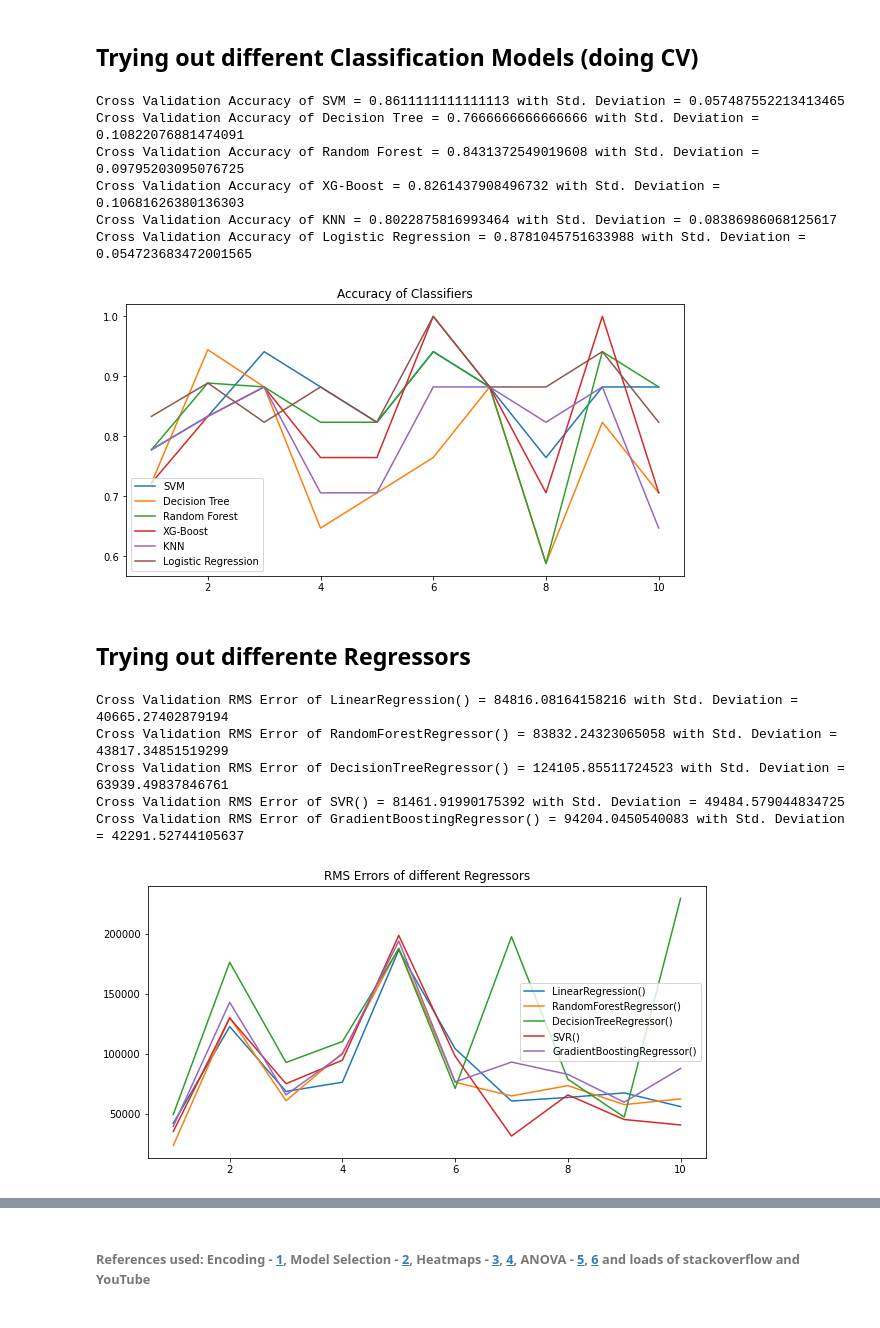
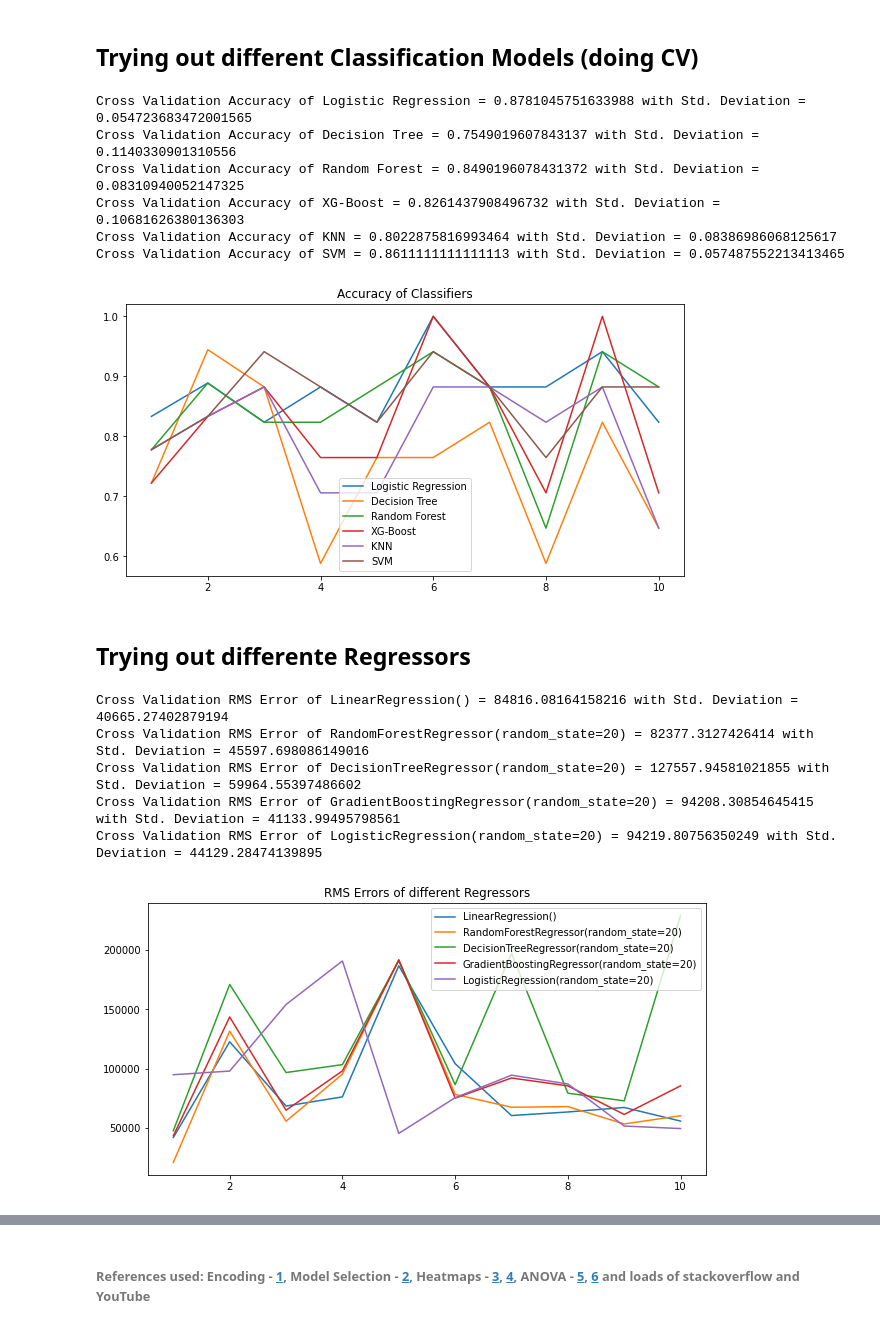
Before and after one commit to dsgiitr/Lecture-Assignments-Y22, a Jupyter notebook: ML/ML-Project-Submissions/sanidhya.ipynb, the cells around one changed output, grey strips where cells are left out. Drawn from its saved outputs; the diff is of its cells as text; code cells hidden in the pictures.

```diff
--- a/ML/ML-Project-Submissions/sanidhya.ipynb
+++ b/ML/ML-Project-Submissions/sanidhya.ipynb
@@ -322,12 +325,13 @@ from sklearn.neighbors import KNeighborsClassifier
 from sklearn.linear_model import LogisticRegression
 from sklearn import svm, tree
 # %%
-c0 = ("SVM",svm.SVC(random_state=42))
-c1 = ("Decision Tree",tree.DecisionTreeClassifier(random_state=42))
-c2 = ("Random Forest",RandomForestClassifier(random_state=42))
-c3 = ("XG-Boost",xgboost.XGBClassifier(random_state=42))
+rs=20
+c0 = ("Logistic Regression",LogisticRegression())
+c1 = ("Decision Tree",tree.DecisionTreeClassifier(random_state=rs))
+c2 = ("Random Forest",RandomForestClassifier(random_state=rs))
+c3 = ("XG-Boost",xgboost.XGBClassifier(random_state=rs))
 c4 = ("KNN",KNeighborsClassifier(n_neighbors=10))
-c5 = ("Logistic Regression",LogisticRegression())
+c5 = ("SVM",svm.SVC(random_state=rs))
 classifiers = [c0,c1,c2,c3,c4,c5]
 
 plt.figure(figsize=(10,5))
@@ -335,20 +339,17 @@ for c in classifiers:
     scores = cross_val_score(c[1],x_status_train,y_status_train, scoring="accuracy",cv=10)
     print(f"Cross Validation Accuracy of {c[0]} = {scores.mean()} with Std. Deviation = {scores.std()}")
     plt.plot(range(1,11),scores,label=c[0])
-    # c[1].fit(x_status_train,y_status_train)
-    # y_pred = c[1].predict(x_status_test)
-    # print("Accuracy of %s: %s"%(c[0], accuracy_score(y_status_test, y_pred)))
-    # print("Confusion Matrix of %s: %s\n"%(c[0], confusion_matrix(y_status_test, y_pred)))
+
 plt.title("Accuracy of Classifiers")
 plt.legend()
 plt.show()
 # %% [output]
-Cross Validation Accuracy of SVM = 0.8611111111111113 with Std. Deviation = 0.057487552213413465
-Cross Validation Accuracy of Decision Tree = 0.7666666666666666 with Std. Deviation = 0.10822076881474091
-Cross Validation Accuracy of Random Forest = 0.8431372549019608 with Std. Deviation = 0.09795203095076725
+Cross Validation Accuracy of Logistic Regression = 0.8781045751633988 with Std. Deviation = 0.054723683472001565
+Cross Validation Accuracy of Decision Tree = 0.7549019607843137 with Std. Deviation = 0.1140330901310556
+Cross Validation Accuracy of Random Forest = 0.8490196078431372 with Std. Deviation = 0.08310940052147325
 Cross Validation Accuracy of XG-Boost = 0.8261437908496732 with Std. Deviation = 0.10681626380136303
 Cross Validation Accuracy of KNN = 0.8022875816993464 with Std. Deviation = 0.08386986068125617
-Cross Validation Accuracy of Logistic Regression = 0.8781045751633988 with Std. Deviation = 0.054723683472001565
+Cross Validation Accuracy of SVM = 0.8611111111111113 with Std. Deviation = 0.057487552213413465
-[figure, old version]
+[figure, new version]
 # %% [markdown]
 ## Trying out differente Regressors
@@ -355,28 +360,24 @@ Cross Validation Accuracy of Logistic Regression = 0.8781045751633988 with Std.
 # %%
-from sklearn.linear_model import LinearRegression
-from sklearn.ensemble import RandomForestRegressor, GradientBoostingRegressor
-from sklearn.svm import SVR
-
 r0 = LinearRegression()
-r1 = RandomForestRegressor()
-r2 = tree.DecisionTreeRegressor()
-r3 = SVR()
-r4 = GradientBoostingRegressor()
+r1 = RandomForestRegressor(random_state=rs)
+r2 = tree.DecisionTreeRegressor(random_state=rs)
+r3 = GradientBoostingRegressor(random_state=rs)
+r4 = LogisticRegression(random_state=rs)
 
 regressors  = [r0,r1,r2,r3,r4]
 
 plt.figure(figsize=(10,5))
 for r in regressors:
     scores = cross_val_score(r,x_salary_train,y_salary_train, scoring="neg_mean_squared_error",cv=10)
     print(f"Cross Validation RMS Error of {r} = {np.sqrt(-scores).mean()} with Std. Deviation = {np.sqrt(-scores).std()}")
     plt.plot(range(1,11),np.sqrt(-scores),label=r) #nsqrt of neg of neg mean sq error --> root mean sq error
 plt.title("RMS Errors of different Regressors")
 plt.legend()
 plt.show()
 # %% [output]
 Cross Validation RMS Error of LinearRegression() = 84816.08164158216 with Std. Deviation = 40665.27402879194
-Cross Validation RMS Error of RandomForestRegressor() = 83832.24323065058 with Std. Deviation = 43817.34851519299
-Cross Validation RMS Error of DecisionTreeRegressor() = 124105.85511724523 with Std. Deviation = 63939.49837846761
-Cross Validation RMS Error of SVR() = 81461.91990175392 with Std. Deviation = 49484.579044834725
-Cross Validation RMS Error of GradientBoostingRegressor() = 94204.0450540083 with Std. Deviation = 42291.52744105637
+Cross Validation RMS Error of RandomForestRegressor(random_state=20) = 82377.3127426414 with Std. Deviation = 45597.698086149016
+Cross Validation RMS Error of DecisionTreeRegressor(random_state=20) = 127557.94581021855 with Std. Deviation = 59964.55397486602
+Cross Validation RMS Error of GradientBoostingRegressor(random_state=20) = 94208.30854645415 with Std. Deviation = 41133.99495798561
+Cross Validation RMS Error of LogisticRegression(random_state=20) = 94219.80756350249 with Std. Deviation = 44129.28474139895
-[figure, old version]
+[figure, new version]
```
Also changed, not shown: parts of 11 cells of this notebook.
